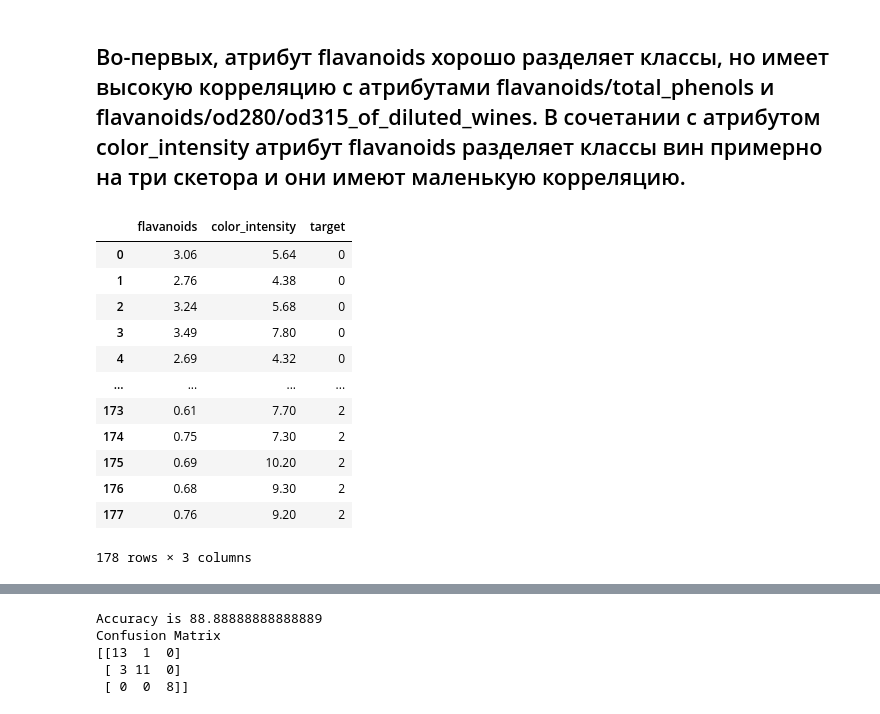
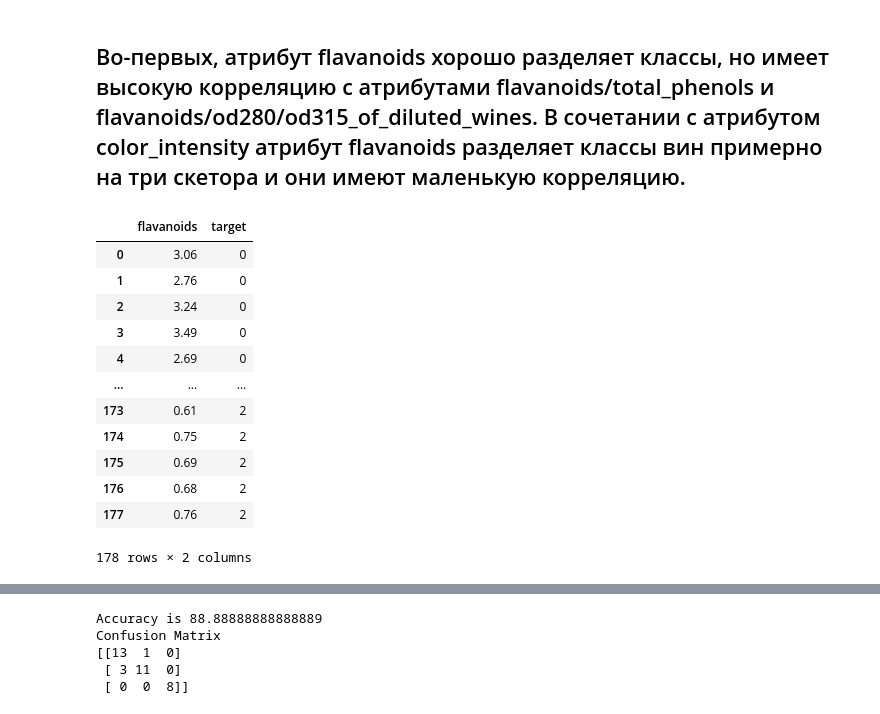
Before and after one commit to VladimirBorovoy/TMSds, a Jupyter notebook: lesson16/hw16.ipynb, the cells around one changed output, grey strips where cells are left out. Drawn from its saved outputs; the diff is of its cells as text; code cells hidden in the pictures.

```diff
--- a/lesson16/hw16.ipynb
+++ b/lesson16/hw16.ipynb
@@ -142,23 +142,24 @@ df.describe().loc[['min', 'max']].T # просмотр размерностей
 # %%
 # Предварительная обработка данных
 
-selected_columns = ['flavanoids', 'color_intensity', 'target']
+selected_columns = ['flavanoids', 'target']
+#selected_columns = ['flavanoids', 'color_intensity', 'target']
 df_selected = df[selected_columns]
 df_selected
 # %% [output]
-|  | flavanoids | color_intensity | target |
-| 0 | 3.06 | 5.64 | 0 |
-| 1 | 2.76 | 4.38 | 0 |
-| 2 | 3.24 | 5.68 | 0 |
-| 3 | 3.49 | 7.80 | 0 |
-| 4 | 2.69 | 4.32 | 0 |
-| ... | ... | ... | ... |
-| 173 | 0.61 | 7.70 | 2 |
-| 174 | 0.75 | 7.30 | 2 |
-| 175 | 0.69 | 10.20 | 2 |
-| 176 | 0.68 | 9.30 | 2 |
-| 177 | 0.76 | 9.20 | 2 |
+|  | flavanoids | target |
+| 0 | 3.06 | 0 |
+| 1 | 2.76 | 0 |
+| 2 | 3.24 | 0 |
+| 3 | 3.49 | 0 |
+| 4 | 2.69 | 0 |
+| ... | ... | ... |
+| 173 | 0.61 | 2 |
+| 174 | 0.75 | 2 |
+| 175 | 0.69 | 2 |
+| 176 | 0.68 | 2 |
+| 177 | 0.76 | 2 |
-178 rows × 3 columns
+178 rows × 2 columns
 # %%
 from sklearn.linear_model import LogisticRegression
 from sklearn.datasets import load_wine
```
Also changed, not shown: parts of 3 cells of this notebook, 1 other file.
